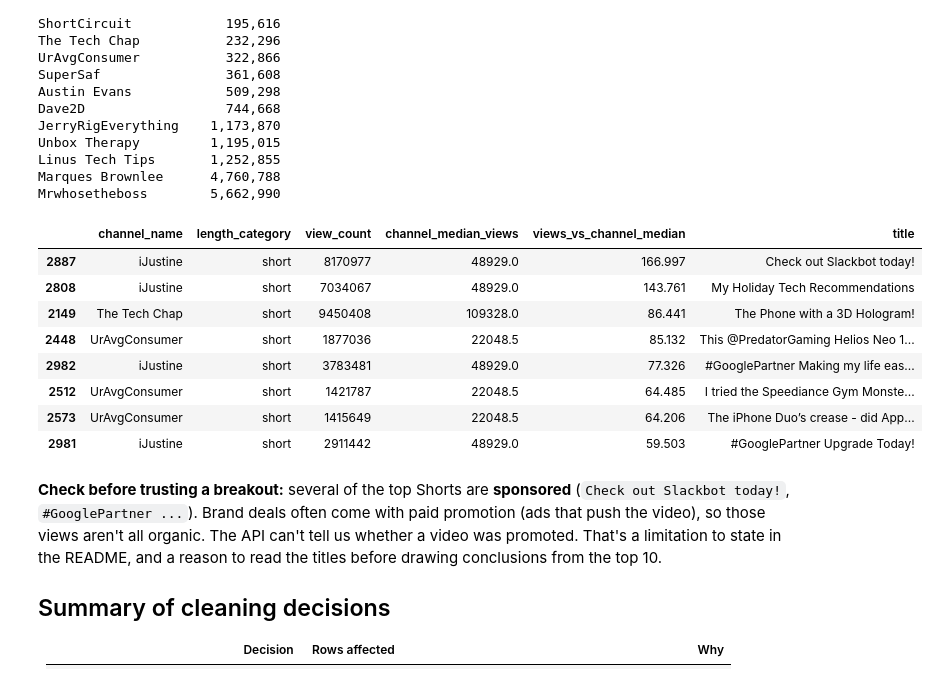
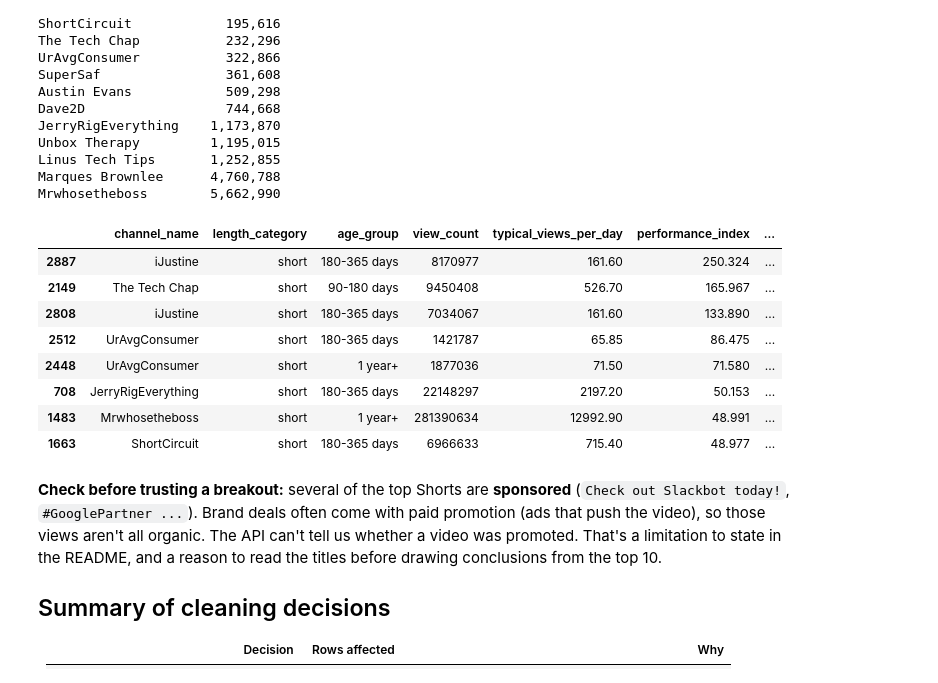
Before and after one commit to vie-m/youtube-trend-analysis, a Jupyter notebook: notebooks/01_cleaning_and_features.ipynb, the cells around one changed output. Drawn from its saved outputs; the diff is of its cells as text; code cells hidden in the pictures.

```diff
--- a/notebooks/01_cleaning_and_features.ipynb
+++ b/notebooks/01_cleaning_and_features.ipynb
@@ -208,19 +208,19 @@ Linus Tech Tips       1,252,855
 Marques Brownlee      4,760,788
 Mrwhosetheboss        5,662,990
 # %%
-# Biggest breakouts: views compared with that channel's typical video of the same format
-cols = ["channel_name", "length_category", "view_count", "channel_median_views", "views_vs_channel_median", "title"]
-a.nlargest(8, "views_vs_channel_median")[cols]
+# Biggest breakouts: performance compared with similar videos of that channel
+cols = ["channel_name", "length_category", "age_group", "view_count", "typical_views_per_day", "performance_index", "title"]
+a.nlargest(8, "performance_index")[cols]
 # %% [output]
-|  | channel_name | length_category | view_count | channel_median_views | views_vs_channel_median | title |
-| 2887 | iJustine | short | 8170977 | 48929.0 | 166.997 | Check out Slackbot today! |
-| 2808 | iJustine | short | 7034067 | 48929.0 | 143.761 | My Holiday Tech Recommendations |
-| 2149 | The Tech Chap | short | 9450408 | 109328.0 | 86.441 | The Phone with a 3D Hologram! |
-| 2448 | UrAvgConsumer | short | 1877036 | 22048.5 | 85.132 | This @PredatorGaming Helios Neo 1... |
-| 2982 | iJustine | short | 3783481 | 48929.0 | 77.326 | #GooglePartner Making my life eas... |
-| 2512 | UrAvgConsumer | short | 1421787 | 22048.5 | 64.485 | I tried the Speediance Gym Monste... |
-| 2573 | UrAvgConsumer | short | 1415649 | 22048.5 | 64.206 | The iPhone Duo’s crease - did App... |
-| 2981 | iJustine | short | 2911442 | 48929.0 | 59.503 | #GooglePartner Upgrade Today! |
+|  | channel_name | length_category | age_group | view_count | typical_views_per_day | performance_index | ... |
+| 2887 | iJustine | short | 180-365 days | 8170977 | 161.60 | 250.324 | ... |
+| 2149 | The Tech Chap | short | 90-180 days | 9450408 | 526.70 | 165.967 | ... |
+| 2808 | iJustine | short | 180-365 days | 7034067 | 161.60 | 133.890 | ... |
+| 2512 | UrAvgConsumer | short | 180-365 days | 1421787 | 65.85 | 86.475 | ... |
+| 2448 | UrAvgConsumer | short | 1 year+ | 1877036 | 71.50 | 71.580 | ... |
+| 708 | JerryRigEverything | short | 180-365 days | 22148297 | 2197.20 | 50.153 | ... |
+| 1483 | Mrwhosetheboss | short | 1 year+ | 281390634 | 12992.90 | 48.991 | ... |
+| 1663 | ShortCircuit | short | 180-365 days | 6966633 | 715.40 | 48.977 | ... |
 # %% [markdown]
 **Check before trusting a breakout:** several of the top Shorts are **sponsored** (`Check out Slackbot today!`, `#GooglePartner ...`).
 Brand deals often come with paid promotion (ads that push the video), so those views aren't all organic.
```
Also changed, not shown: parts of 2 cells of this notebook, 11 other files.
